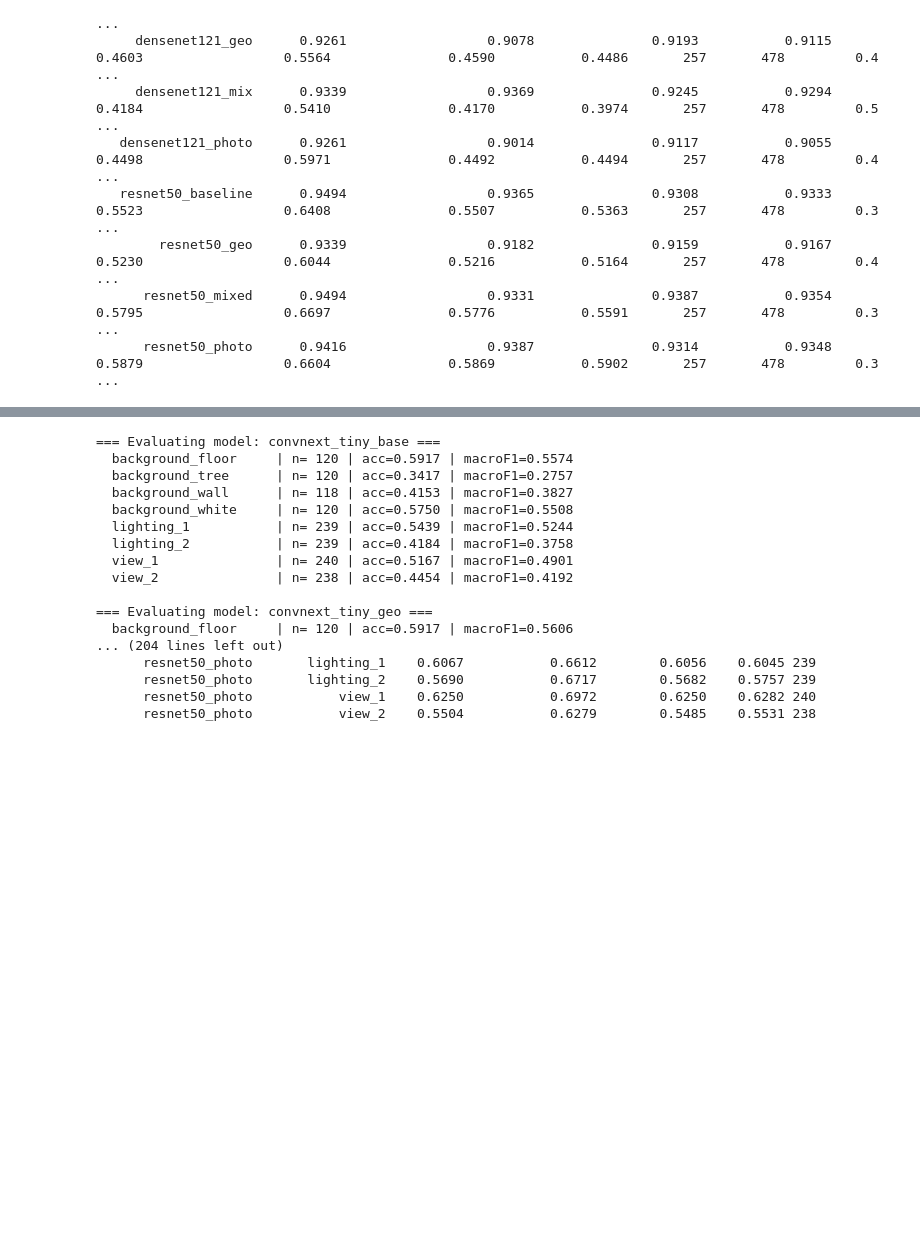
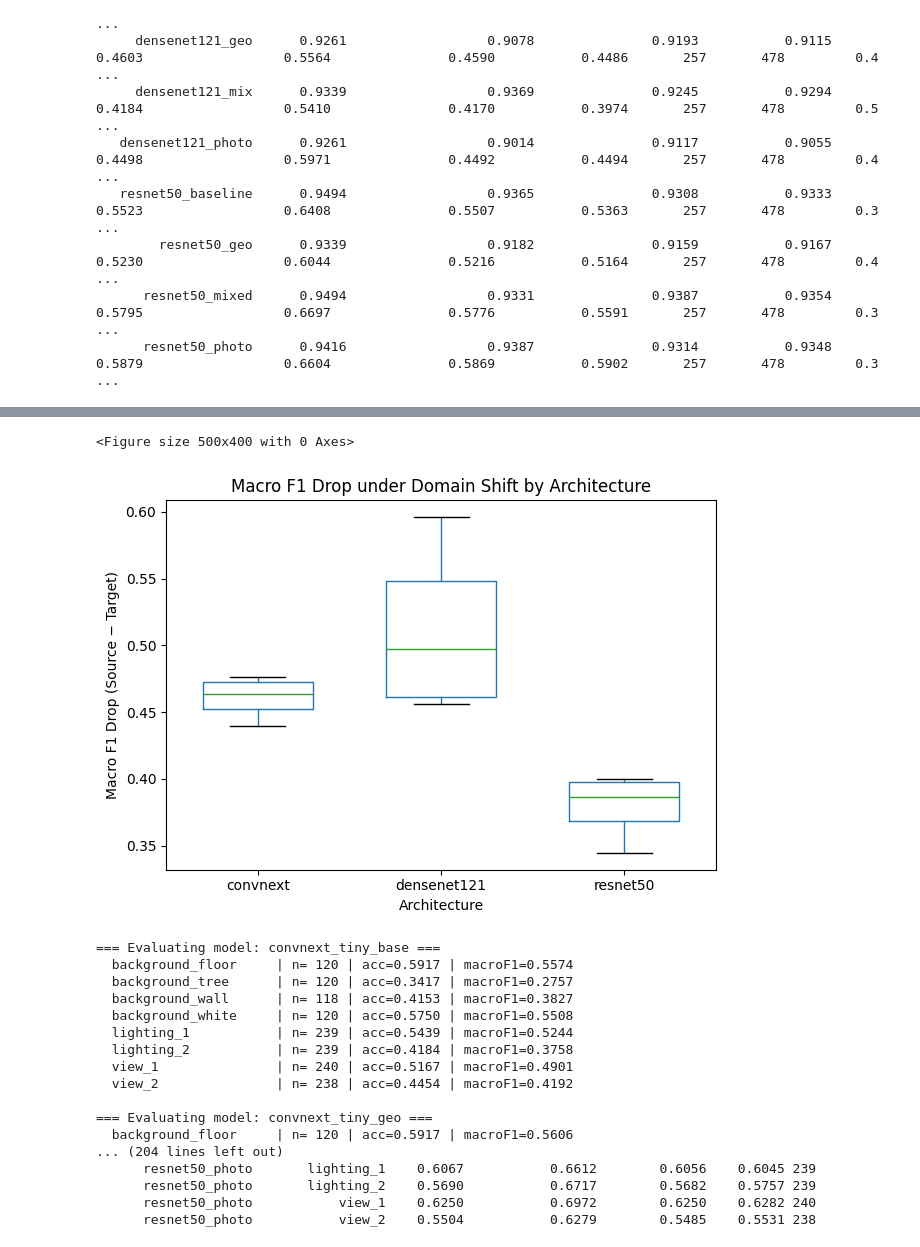
Before and after one commit to StefanStricker/thesis, a Jupyter notebook: evaluation.ipynb, the cells around one changed output, grey strips where cells are left out. Cells and saved outputs as stored; diff of their text form; code cells hidden in the pictures; blank space fills up the shorter version.

```diff
--- a/evaluation.ipynb
+++ b/evaluation.ipynb
@@ -153,3 +174,23 @@ densenet121_baseline      0.9416                  0.9324               0.9345
+# %%
+plt.figure(figsize=(5, 4))  # slightly narrower figure
+
+df.boxplot(
+    column="macro_f1_drop",
+    by="architecture",
+    grid=False,
+    widths=0.6
+)
+
+plt.title("Macro F1 Drop under Domain Shift by Architecture")
+plt.suptitle("")
+plt.xlabel("Architecture")
+plt.ylabel("Macro F1 Drop (Source − Target)")
+plt.tight_layout()
+plt.savefig("images/MarcoF1byArchitecture.png")
+plt.show()
+# %% [output]
+<Figure size 500x400 with 0 Axes>
+[figure, added]
 # %%
 def build_subgroup_folder(
     csv_path,
```
Also changed, not shown: parts of 4 cells of this notebook, 2 other files.
